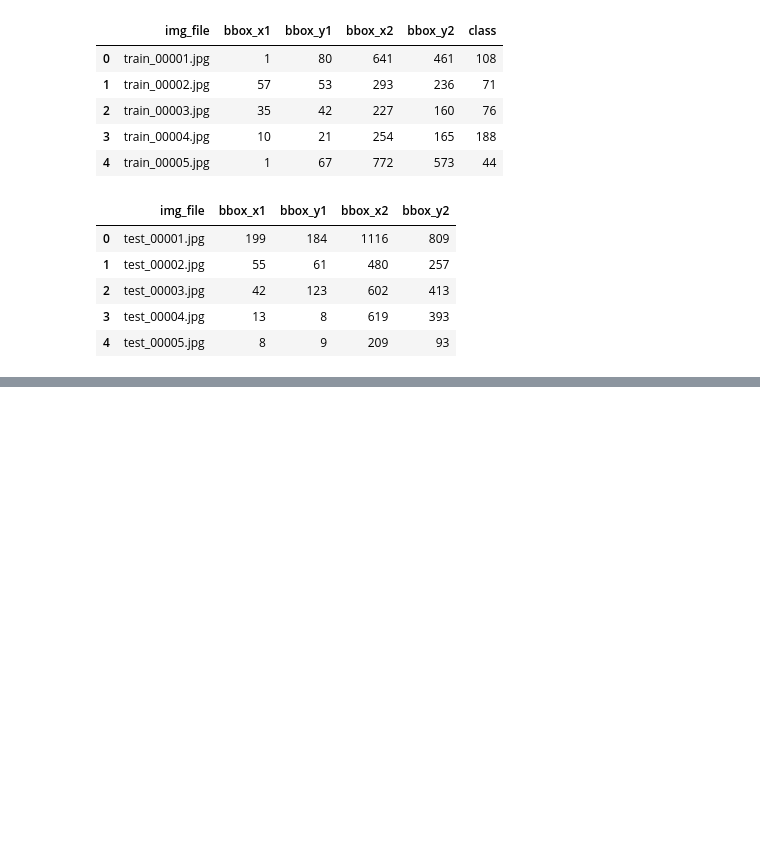
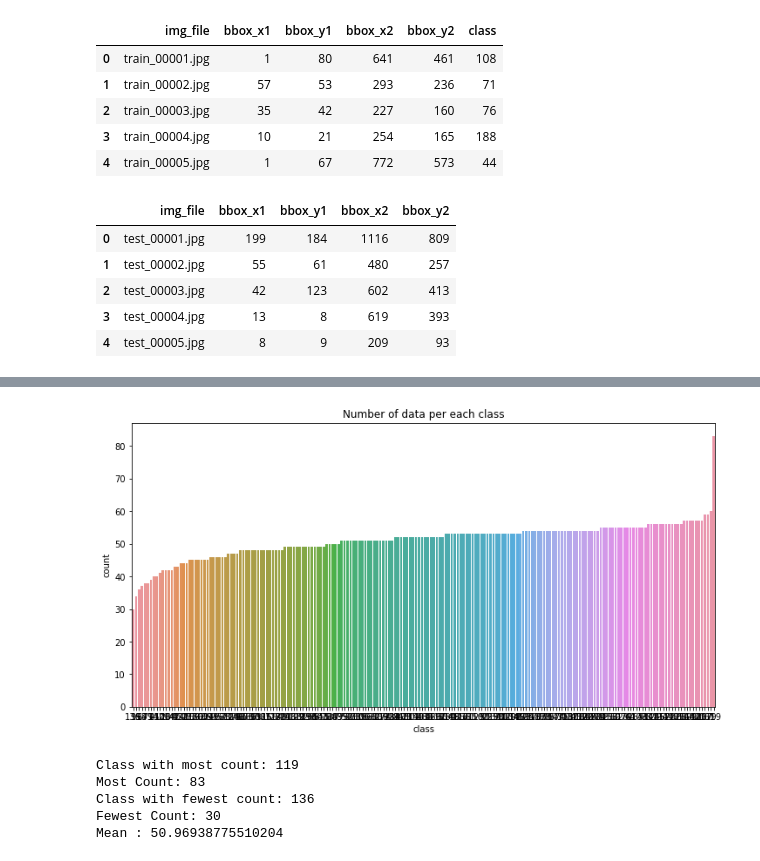
Before and after one commit to jihyunjeongme/data-analysis-kaggle, a Jupyter notebook: [Kaggle_2019_3rd_ML_month_with_KaKR]_자동차_이미지_데이터셋을_이용한_자동차_차종분류.ipynb, the cells around one changed output, grey strips where cells are left out. Cells and saved outputs as stored; diff of their text form; code cells hidden in the pictures; blank space fills up the shorter version.

```diff
--- a/[Kaggle_2019_3rd_ML_month_with_KaKR]_자동차_이미지_데이터셋을_이용한_자동차_차종분류.ipynb
+++ b/[Kaggle_2019_3rd_ML_month_with_KaKR]_자동차_이미지_데이터셋을_이용한_자동차_차종분류.ipynb
@@ -148,0 +172,23 @@ FileNotFoundError: ignored
+# %%
+plt.figure(figsize=(12, 6))
+sns.countplot(df_train["class"], order=df_train["class"].value_counts(ascending=True).index)
+plt.title("Number of data per each class")
+plt.show()
+# %% [output]
+[figure, added]
+# %%
+cntEachClass = df_train["class"].value_counts(ascending=False)
+
+print("Class with most count: {}".format(cntEachClass.index[0]))
+print("Most Count: {}".format(cntEachClass.max()))
+
+print("Class with fewest count: {}".format(cntEachClass.index[-1]))
+print("Fewest Count: {}".format(cntEachClass.min()))
+
+print("Mean : {}".format(cntEachClass.mean()))
+# %% [output]
+Class with most count: 119
+Most Count: 83
+Class with fewest count: 136
+Fewest Count: 30
+Mean : 50.96938775510204
```
Also changed, not shown: parts of 30 cells of this notebook.
